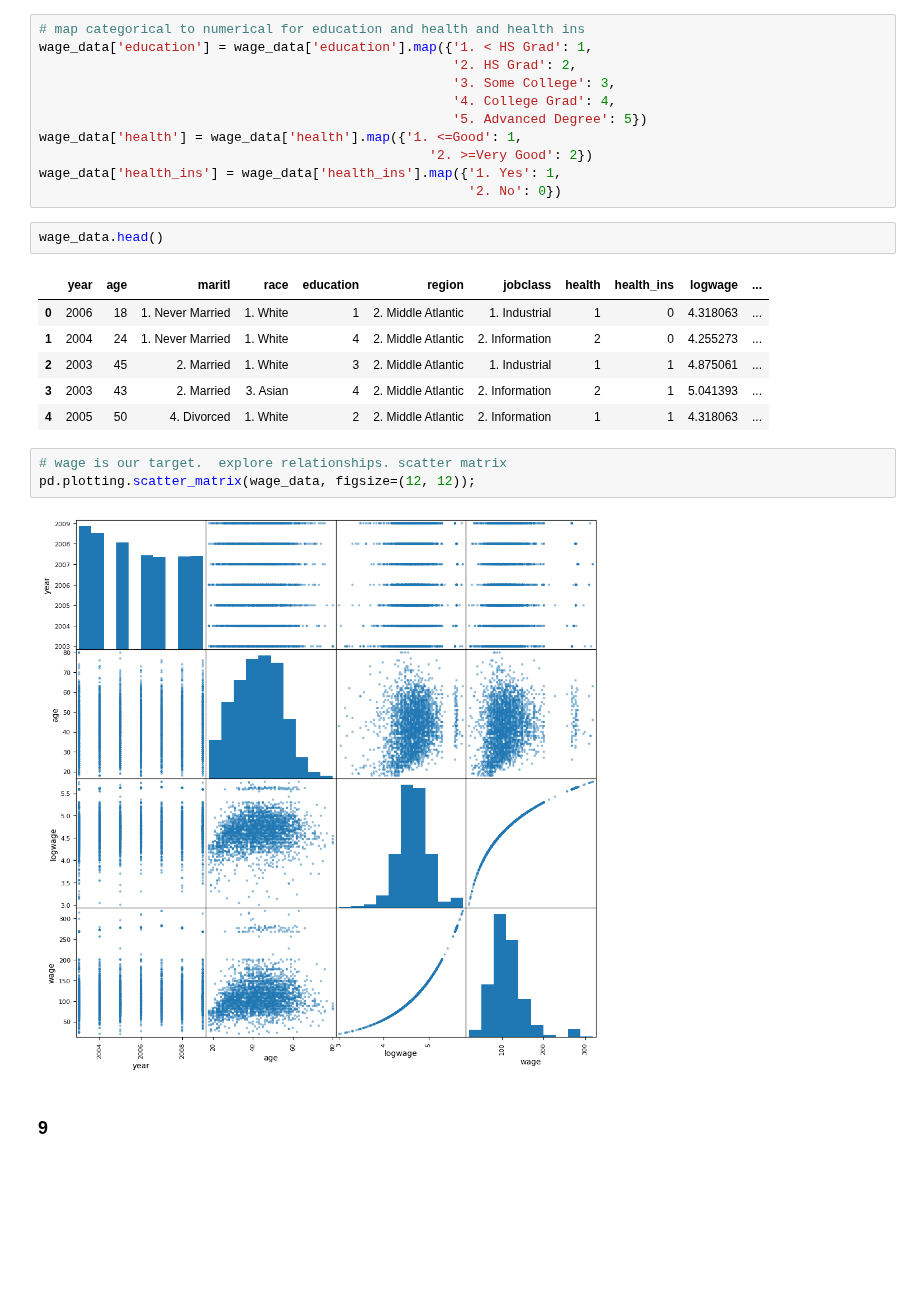
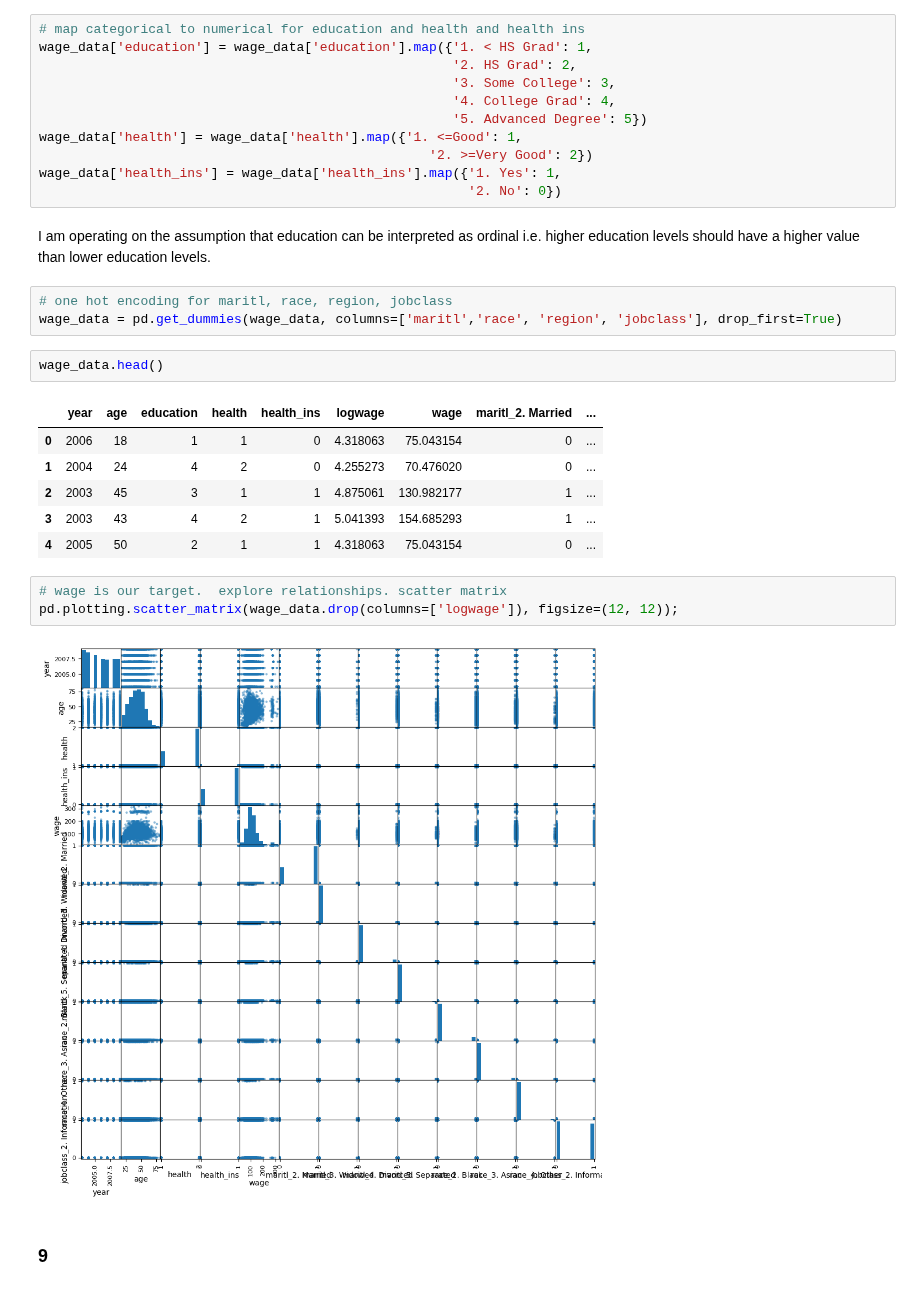
Before and after one commit to cake-dev/AdvDataScience, a Jupyter notebook: ch7hw.ipynb, the cells around one changed output. Drawn from its saved outputs; the diff is of its cells as text; blank space fills up the shorter version.

```diff
--- a/ch7hw.ipynb
+++ b/ch7hw.ipynb
@@ -105,20 +105,25 @@ wage_data['health'] = wage_data['health'].map({'1. <=Good': 1,
                                                   '2. >=Very Good': 2})
 wage_data['health_ins'] = wage_data['health_ins'].map({'1. Yes': 1,
                                                        '2. No': 0})
+# %% [markdown]
+I am operating on the assumption that education can be interpreted as ordinal i.e. higher education levels should have a higher value than lower education levels.
+# %%
+# one hot encoding for maritl, race, region, jobclass
+wage_data = pd.get_dummies(wage_data, columns=['maritl','race', 'region', 'jobclass'], drop_first=True)
 # %%
 wage_data.head()
 # %% [output]
-|  | year | age | maritl | race | education | region | jobclass | health | health_ins | logwage | ... |
-| 0 | 2006 | 18 | 1. Never Married | 1. White | 1 | 2. Middle Atlantic | 1. Industrial | 1 | 0 | 4.318063 | ... |
-| 1 | 2004 | 24 | 1. Never Married | 1. White | 4 | 2. Middle Atlantic | 2. Information | 2 | 0 | 4.255273 | ... |
-| 2 | 2003 | 45 | 2. Married | 1. White | 3 | 2. Middle Atlantic | 1. Industrial | 1 | 1 | 4.875061 | ... |
-| 3 | 2003 | 43 | 2. Married | 3. Asian | 4 | 2. Middle Atlantic | 2. Information | 2 | 1 | 5.041393 | ... |
-| 4 | 2005 | 50 | 4. Divorced | 1. White | 2 | 2. Middle Atlantic | 2. Information | 1 | 1 | 4.318063 | ... |
+|  | year | age | education | health | health_ins | logwage | wage | maritl_2. Married | ... |
+| 0 | 2006 | 18 | 1 | 1 | 0 | 4.318063 | 75.043154 | 0 | ... |
+| 1 | 2004 | 24 | 4 | 2 | 0 | 4.255273 | 70.476020 | 0 | ... |
+| 2 | 2003 | 45 | 3 | 1 | 1 | 4.875061 | 130.982177 | 1 | ... |
+| 3 | 2003 | 43 | 4 | 2 | 1 | 5.041393 | 154.685293 | 1 | ... |
+| 4 | 2005 | 50 | 2 | 1 | 1 | 4.318063 | 75.043154 | 0 | ... |
 # %%
 # wage is our target.  explore relationships. scatter matrix
-pd.plotting.scatter_matrix(wage_data, figsize=(12, 12));
+pd.plotting.scatter_matrix(wage_data.drop(columns=['logwage']), figsize=(12, 12));
 # %% [output]
-[figure, old version]
+[figure, new version]
 # %% [markdown]
 ### 9
 # %% [markdown]
```
